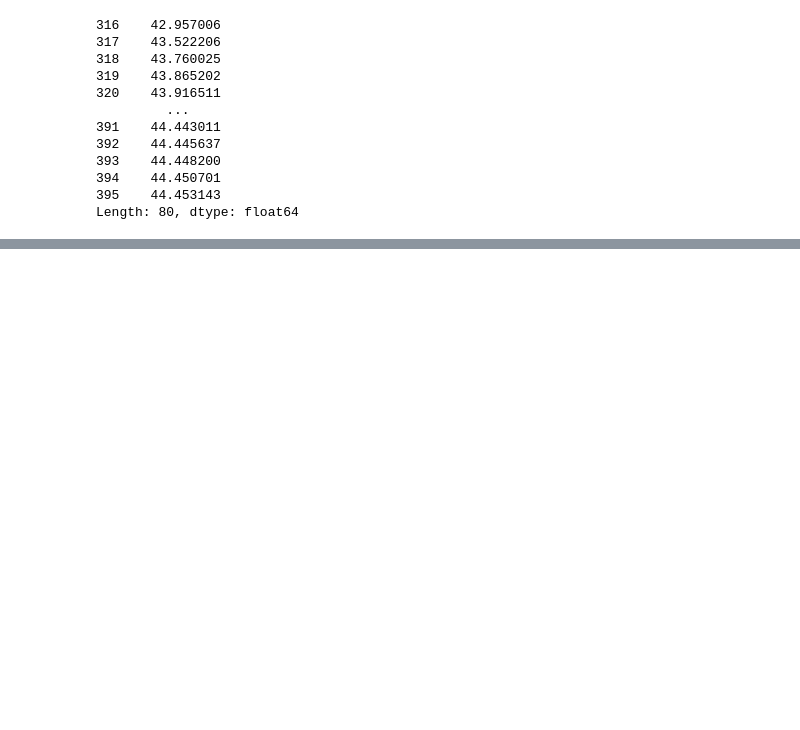
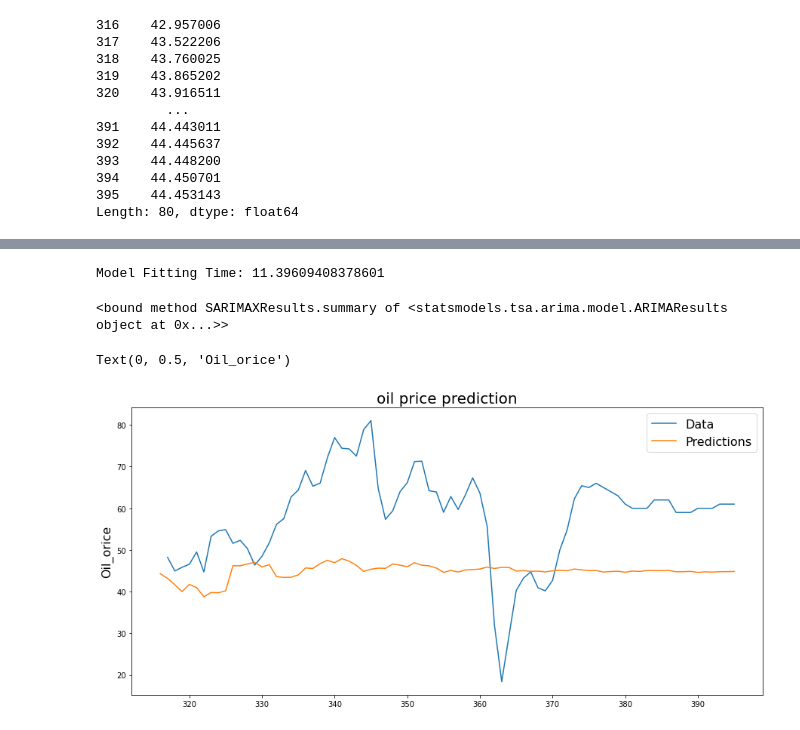
Before and after one commit to garfield-gray/time_series, a Jupyter notebook: main.ipynb, the cells around one changed output, grey strips where cells are left out. Drawn from its saved outputs; the diff is of its cells as text; code cells hidden in the pictures; blank space fills up the shorter version.

```diff
--- a/main.ipynb
+++ b/main.ipynb
@@ -277 +274,27 @@ Model Fitting Time: 0.15900325775146484
  This problem is unconstrained.
+# %%
+model_ARIMA_b = ARIMA(b['train'].dropna(), order=(30,0,0))
+# %%
+start = time()
+model_ARIMA_b_fit = model_ARIMA_b.fit()
+end = time()
+print('Model Fitting Time:', end - start)
+# %% [output]
+Model Fitting Time: 11.39609408378601
+# %%
+print(model_ARIMA_b_fit.summary)
+# %% [output]
+<bound method SARIMAXResults.summary of <statsmodels.tsa.arima.model.ARIMAResults object at 0x...>>
+# %%
+plt.figure(figsize=(15,7))
+
+plt.plot(b['test'].dropna())
+plt.plot(model_ARIMA_b_fit.predict(start=b['test'].dropna().index[0]-1, end=b['test'].dropna().index[-1]))
+
+plt.legend(('Data', 'Predictions'), fontsize=16)
+
+plt.title('oil price prediction', fontsize=20)
+plt.ylabel('Oil_orice', fontsize=16)
+# %% [output]
+Text(0, 0.5, 'Oil_orice')
+[figure, added]
```
Also changed, not shown: parts of 4 cells of this notebook.
